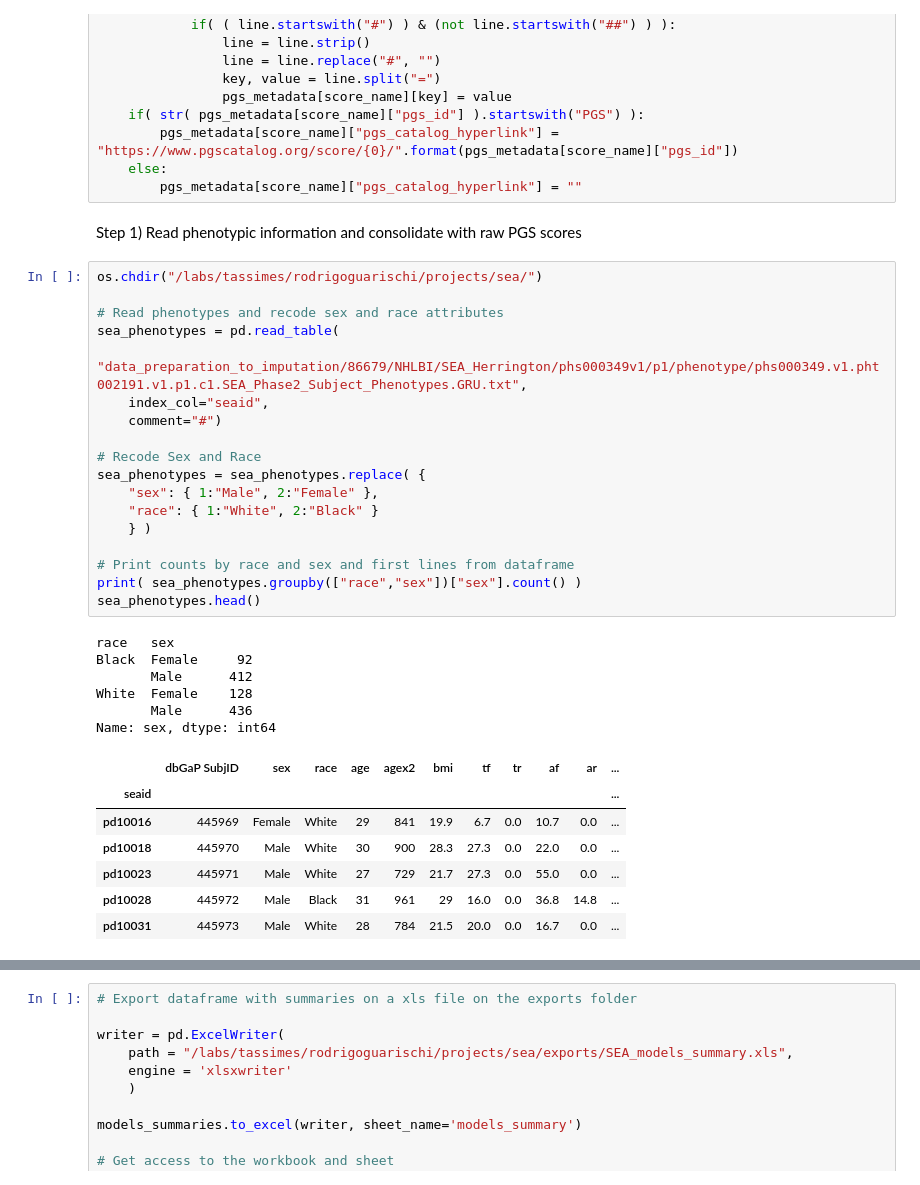
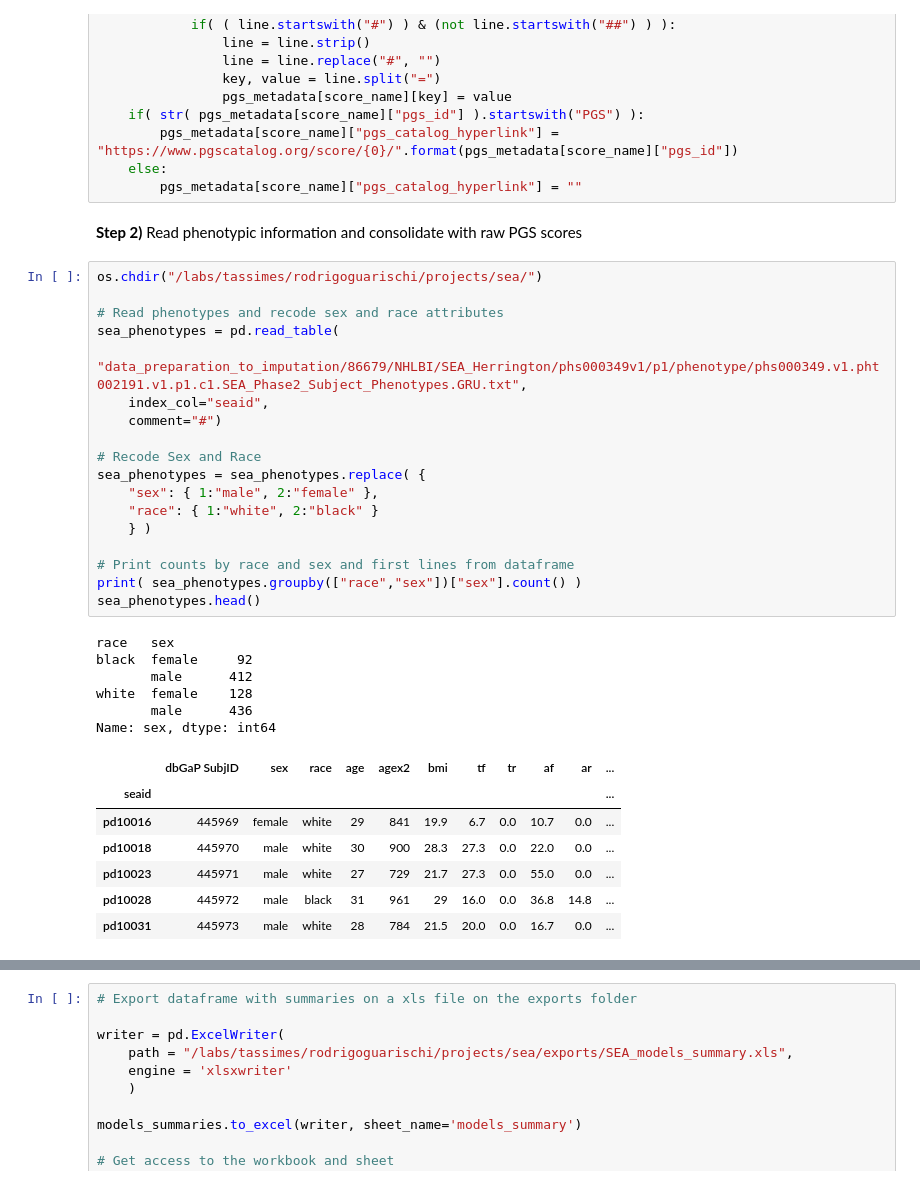
Before and after one commit to rodrigoguarischi/sea, a Jupyter notebook: calculate_grs_odds_ratios_and_create_plots.ipynb, the cells around one changed output, grey strips where cells are left out. Saved outputs shown, nothing was run; the diff lists cells and outputs as text.

```diff
--- a/calculate_grs_odds_ratios_and_create_plots.ipynb
+++ b/calculate_grs_odds_ratios_and_create_plots.ipynb
@@ -42,39 +43,39 @@ for current_score_file in glob.glob( "*.txt.gz" ):
     else:
         pgs_metadata[score_name]["pgs_catalog_hyperlink"] = ""
 # %% [markdown]
-Step 1) Read phenotypic information and consolidate with raw PGS scores
+**Step 2)** Read phenotypic information and consolidate with raw PGS scores
 # %%
 os.chdir("/labs/tassimes/rodrigoguarischi/projects/sea/")
 
 # Read phenotypes and recode sex and race attributes
 sea_phenotypes = pd.read_table(
     "data_preparation_to_imputation/86679/NHLBI/SEA_Herrington/phs000349v1/p1/phenotype/phs000349.v1.pht002191.v1.p1.c1.SEA_Phase2_Subject_Phenotypes.GRU.txt",
     index_col="seaid",
     comment="#")
 
 # Recode Sex and Race
 sea_phenotypes = sea_phenotypes.replace( {
-    "sex": { 1:"Male", 2:"Female" },
-    "race": { 1:"White", 2:"Black" }
+    "sex": { 1:"male", 2:"female" },
+    "race": { 1:"white", 2:"black" }
     } )
 
 # Print counts by race and sex and first lines from dataframe
 print( sea_phenotypes.groupby(["race","sex"])["sex"].count() )
 sea_phenotypes.head()
 # %% [output]
 race   sex
-Black  Female     92
-       Male      412
-White  Female    128
-       Male      436
+black  female     92
+       male      412
+white  female    128
+       male      436
 Name: sex, dtype: int64
 |  | dbGaP SubjID | sex | race | age | agex2 | bmi | tf | tr | af | ar | ... |
 | seaid |  |  |  |  |  |  |  |  |  |  | ... |
-| pd10016 | 445969 | Female | White | 29 | 841 | 19.9 | 6.7 | 0.0 | 10.7 | 0.0 | ... |
-| pd10018 | 445970 | Male | White | 30 | 900 | 28.3 | 27.3 | 0.0 | 22.0 | 0.0 | ... |
-| pd10023 | 445971 | Male | White | 27 | 729 | 21.7 | 27.3 | 0.0 | 55.0 | 0.0 | ... |
-| pd10028 | 445972 | Male | Black | 31 | 961 | 29 | 16.0 | 0.0 | 36.8 | 14.8 | ... |
-| pd10031 | 445973 | Male | White | 28 | 784 | 21.5 | 20.0 | 0.0 | 16.7 | 0.0 | ... |
+| pd10016 | 445969 | female | white | 29 | 841 | 19.9 | 6.7 | 0.0 | 10.7 | 0.0 | ... |
+| pd10018 | 445970 | male | white | 30 | 900 | 28.3 | 27.3 | 0.0 | 22.0 | 0.0 | ... |
+| pd10023 | 445971 | male | white | 27 | 729 | 21.7 | 27.3 | 0.0 | 55.0 | 0.0 | ... |
+| pd10028 | 445972 | male | black | 31 | 961 | 29 | 16.0 | 0.0 | 36.8 | 14.8 | ... |
+| pd10031 | 445973 | male | white | 28 | 784 | 21.5 | 20.0 | 0.0 | 16.7 | 0.0 | ... |
 # %%
 # Read files with raw scores of multiple GRSs
 
```
Also changed, not shown: parts of 6 cells of this notebook, 2 other files.
